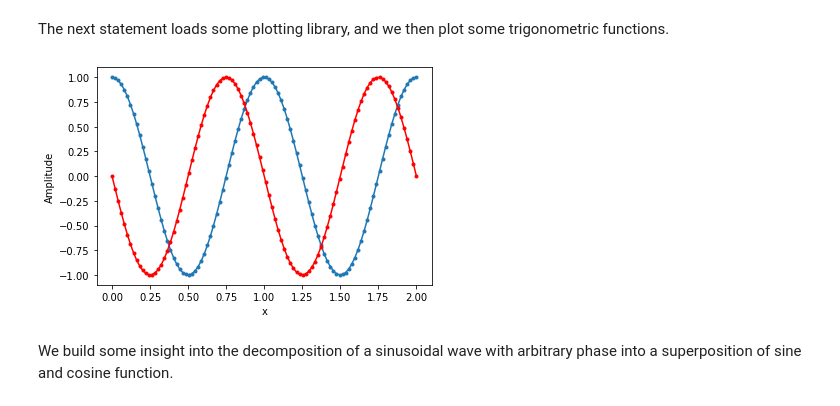
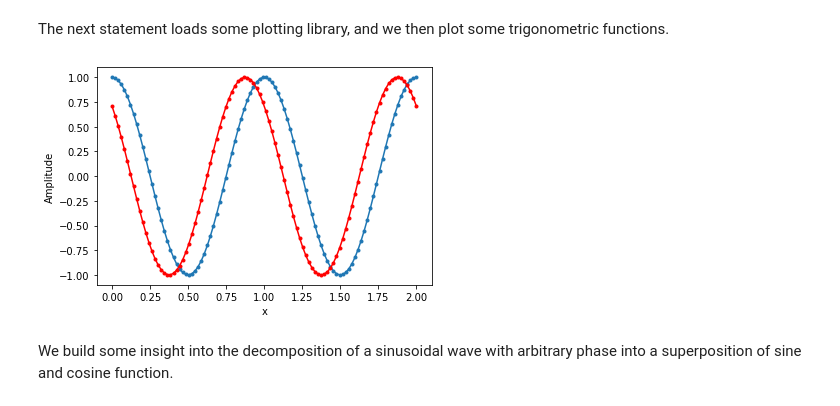
Before and after one commit to hillersg/teaching, a Jupyter notebook: UP21_TeachingDemo_Draft.ipynb, the cells around one changed output. Drawn from its saved outputs; the diff is of its cells as text; code cells hidden in the pictures.

```diff
--- a/UP21_TeachingDemo_Draft.ipynb
+++ b/UP21_TeachingDemo_Draft.ipynb
@@ -36,24 +36,26 @@ The next statement loads some plotting library, and we then plot some trigonomet
 # %%
 import matplotlib.pyplot as plt
 # next is a magic line that makes graphics appear in browser
 %matplotlib inline
 x = np.linspace(0,4*pi,100) # make 100 samples-long vector between 0 and 4pi
 A = np.cos(x) # take the cosine, A is also 100 samples-long
 plt.plot(x/2/pi,A,'.-') # plot A(time) with solid line and a dot for each sample
 
 # play with the phase---i.e.,
 # what part (peak, trough) of the function (or wave) is where when
 # (use values in radian, e.g., 0, pi/2, pi, 2pi/3, ...)
-phase = pi/2
+#
+# TINKER LINE ... TINKER LINE ... TINKER LINE ... TINKER LINE ... TINKER LINE ...
+phase = pi/4
+
 A = np.cos(x + phase) # take the cosine, A is also 100 samples-long
 plt.plot(x/2/pi,A,'r.-')
-
 # get used to proper labeling
 plt.xlabel('x')
 plt.ylabel('Amplitude')
 plt.show()
 # %% [output]
-[figure, old version]
+[figure, new version]
 # %% [markdown]
 We build some insight into the decomposition of a sinusoidal wave with arbitrary phase into a superposition of sine and cosine function.
 # %%
```
Also changed, not shown: parts of 3 cells of this notebook.
